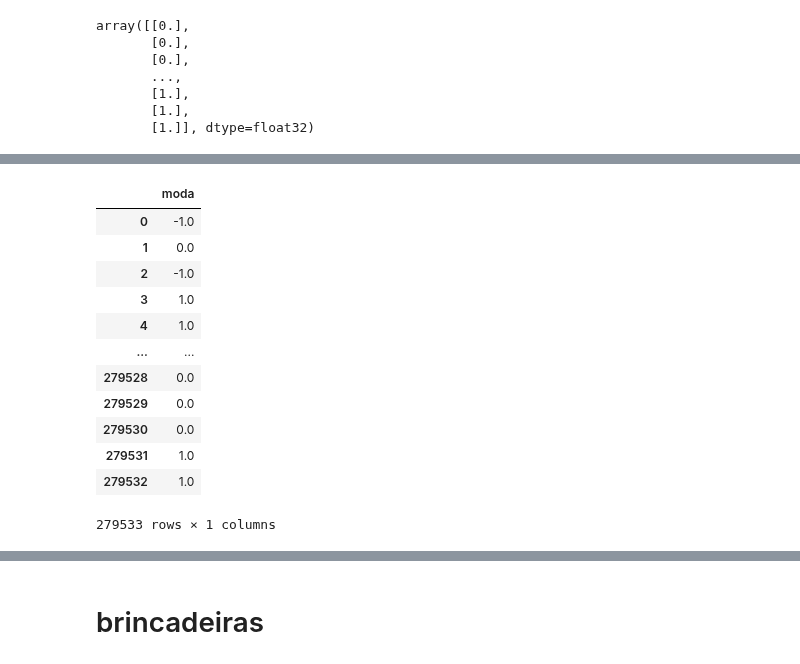
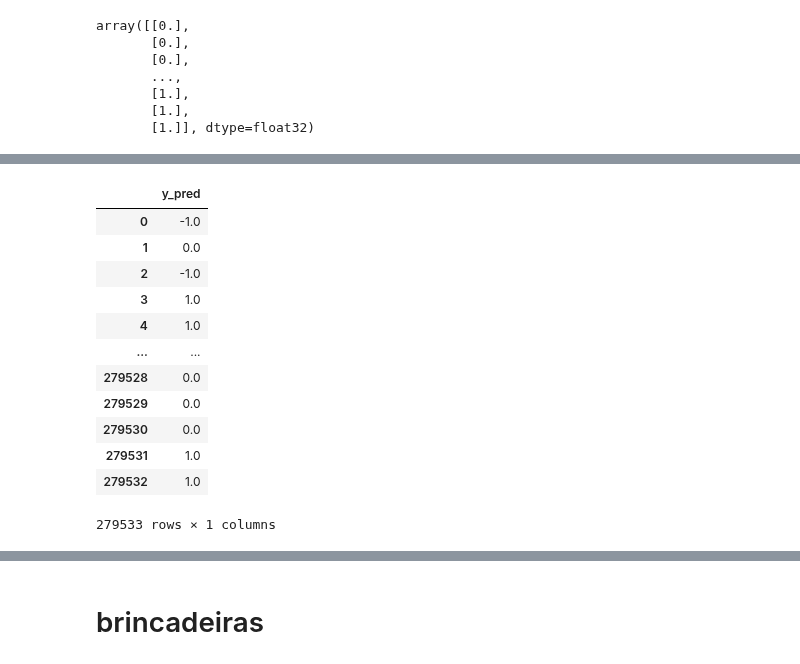
Before and after one commit to lambdavar/Artigo, a Jupyter notebook: Final.ipynb, the cells around one changed output, grey strips where cells are left out. Drawn from its saved outputs; the diff is of its cells as text; code cells hidden in the pictures.

Commit message:
metricas e thresholds

```diff
--- a/Final.ipynb
+++ b/Final.ipynb
@@ -329,17 +378,18 @@ def decisao(x, threshold):
 # %%
 # decide qual será voto com base no threshold
-threshold = 0.55
+threshold = 0.60
+
 y_pred_ensemble = y_pred.applymap(lambda x: decisao(x, threshold))
 # calcula a moda por linha para definir qual o consenso do modelo
 y_pred_ensemble = y_pred_ensemble.mode(axis=1)
 # se tem 2 modas ou mais, classificação deve ser 0 (não fazer nada)
 if len(y_pred_ensemble.columns) >= 2:
     y_pred_ensemble.loc[y_pred_ensemble.iloc[:, 1].notna(), y_pred_ensemble.columns[0]] = 0
     y_pred_ensemble.drop(columns=y_pred_ensemble.columns[1], inplace=True)
-y_pred_ensemble.columns = ["moda"]
+y_pred_ensemble.columns = ["y_pred"]
 y_pred_ensemble
 # %% [output]
-|  | moda |
+|  | y_pred |
 | 0 | -1.0 |
 | 1 | 0.0 |
 | 2 | -1.0 |
```
Also changed, not shown: parts of 16 cells of this notebook.
